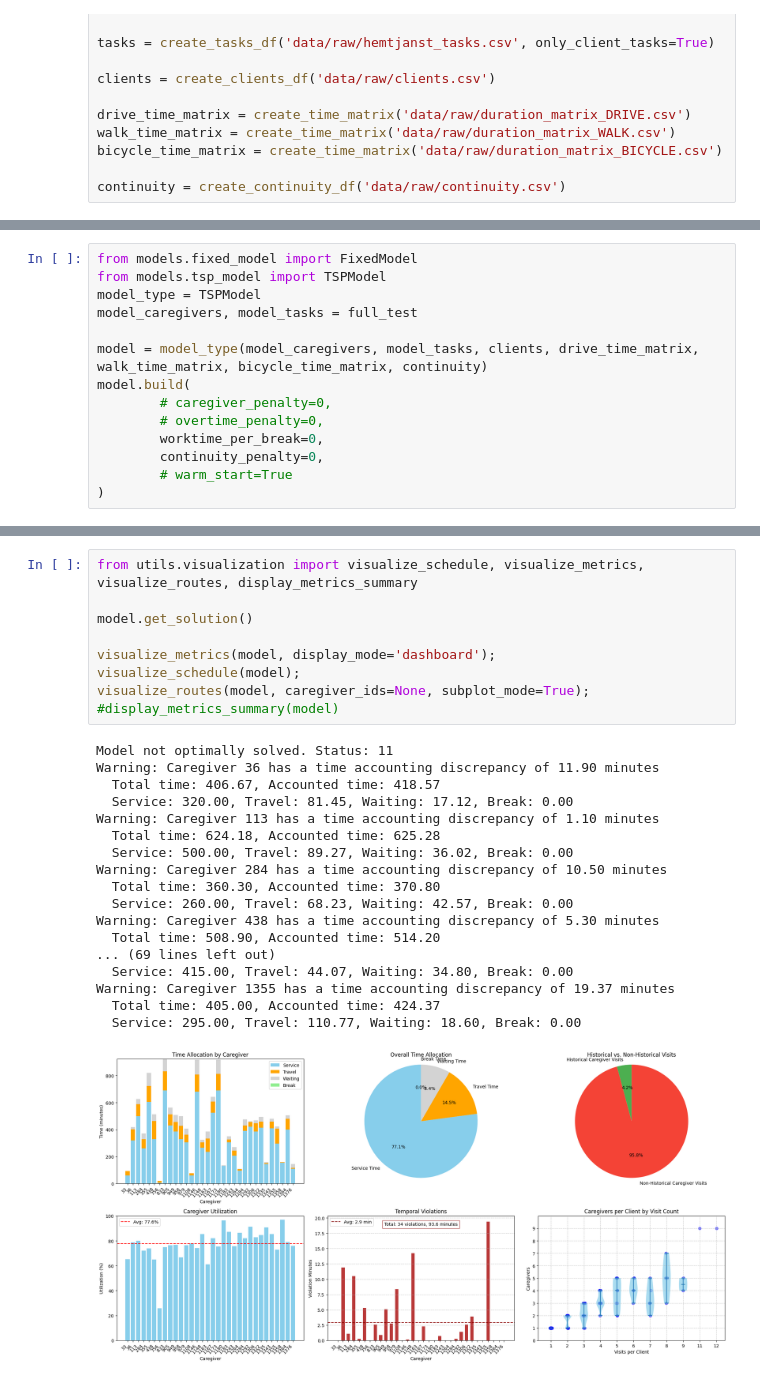
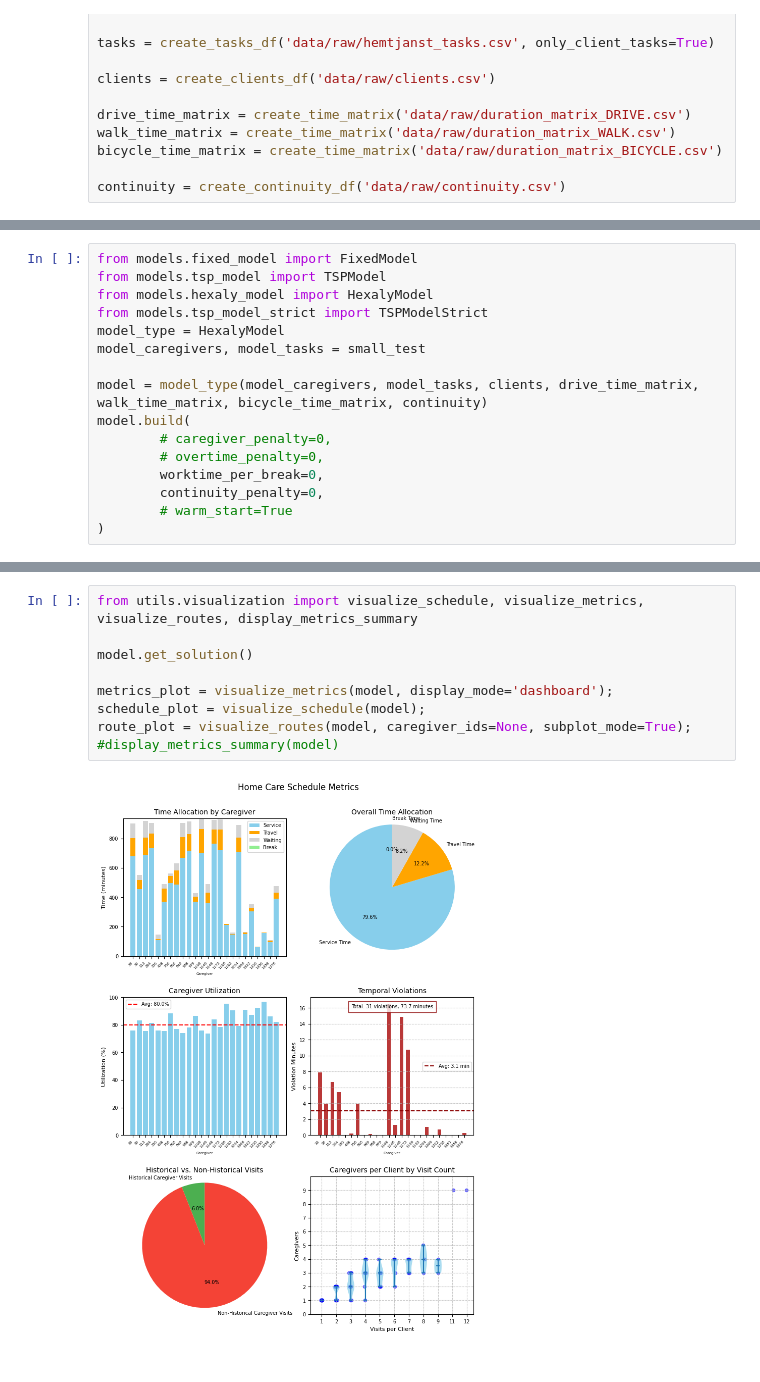
Before and after one commit to vilhelm-k/SA120X_KEX, a Jupyter notebook: main.ipynb, the cells around one changed output, grey strips where cells are left out. Saved outputs shown, nothing was run; the diff lists cells and outputs as text.

Commit message:
new hexaly experiment

```diff
--- a/main.ipynb
+++ b/main.ipynb
@@ -31,8 +41,10 @@ full_test = (caregivers, tasks)
 # %%
 from models.fixed_model import FixedModel
 from models.tsp_model import TSPModel
-model_type = TSPModel
-model_caregivers, model_tasks = full_test
+from models.hexaly_model import HexalyModel
+from models.tsp_model_strict import TSPModelStrict
+model_type = HexalyModel
+model_caregivers, model_tasks = small_test
 
 model = model_type(model_caregivers, model_tasks, clients, drive_time_matrix, walk_time_matrix, bicycle_time_matrix, continuity)
 model.build(
@@ -74,28 +89,11 @@ Best objective 1.824193333333e+04, best bound 1.513374644348e+04, gap 17.0387%
 # %%
 from utils.visualization import visualize_schedule, visualize_metrics, visualize_routes, display_metrics_summary
 
 model.get_solution()
 
-visualize_metrics(model, display_mode='dashboard');
-visualize_schedule(model);
-visualize_routes(model, caregiver_ids=None, subplot_mode=True);
+metrics_plot = visualize_metrics(model, display_mode='dashboard');
+schedule_plot = visualize_schedule(model);
+route_plot = visualize_routes(model, caregiver_ids=None, subplot_mode=True);
 #display_metrics_summary(model)
 # %% [output]
-Model not optimally solved. Status: 11
-Warning: Caregiver 36 has a time accounting discrepancy of 11.90 minutes
-  Total time: 406.67, Accounted time: 418.57
-  Service: 320.00, Travel: 81.45, Waiting: 17.12, Break: 0.00
-Warning: Caregiver 113 has a time accounting discrepancy of 1.10 minutes
-  Total time: 624.18, Accounted time: 625.28
-  Service: 500.00, Travel: 89.27, Waiting: 36.02, Break: 0.00
-Warning: Caregiver 284 has a time accounting discrepancy of 10.50 minutes
-  Total time: 360.30, Accounted time: 370.80
-  Service: 260.00, Travel: 68.23, Waiting: 42.57, Break: 0.00
-Warning: Caregiver 438 has a time accounting discrepancy of 5.30 minutes
-  Total time: 508.90, Accounted time: 514.20
-... (69 lines left out)
-  Service: 415.00, Travel: 44.07, Waiting: 34.80, Break: 0.00
-Warning: Caregiver 1355 has a time accounting discrepancy of 19.37 minutes
-  Total time: 405.00, Accounted time: 424.37
-  Service: 295.00, Travel: 110.77, Waiting: 18.60, Break: 0.00
-[figure, old version]
+[figure, new version]
```
Also changed, not shown: parts of 7 cells of this notebook, 6 other files.
